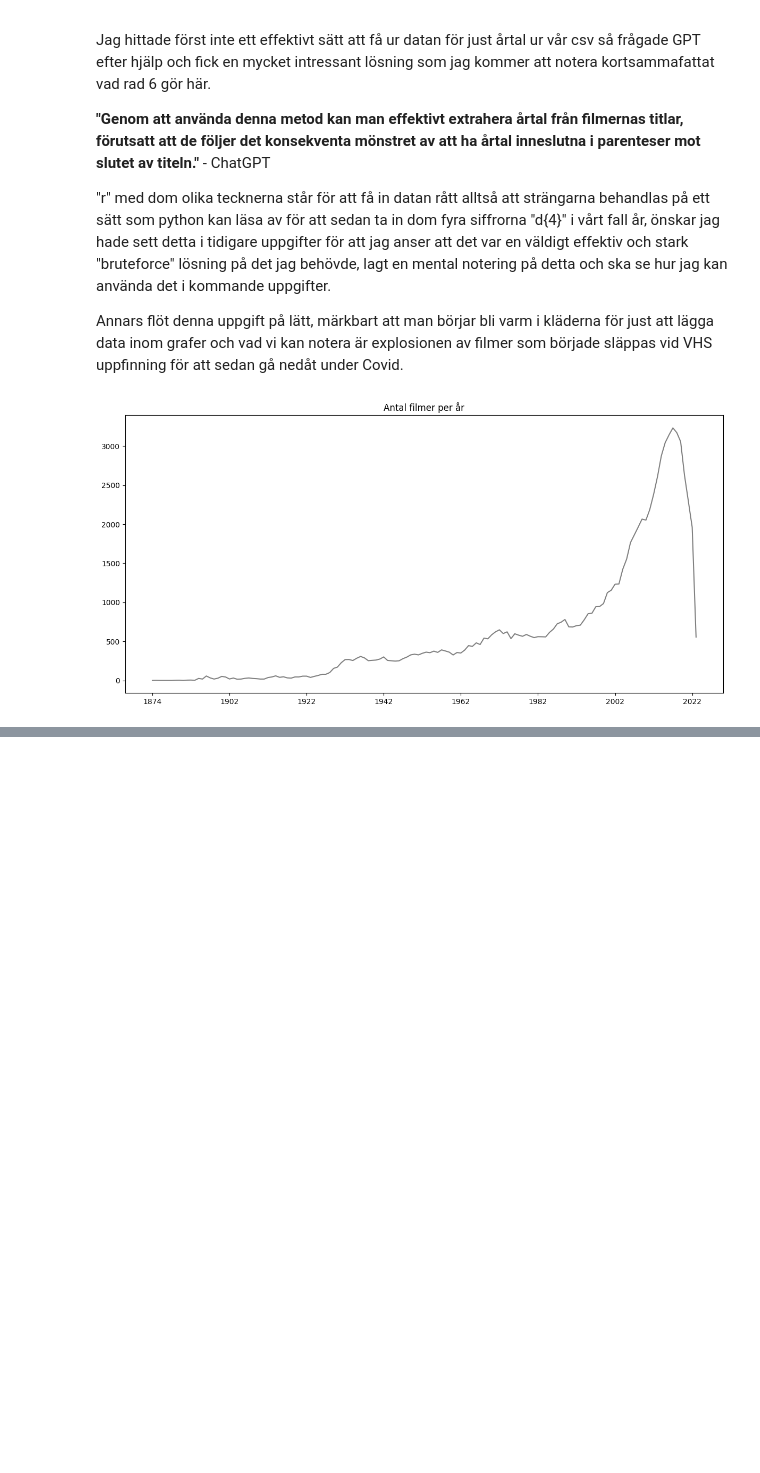
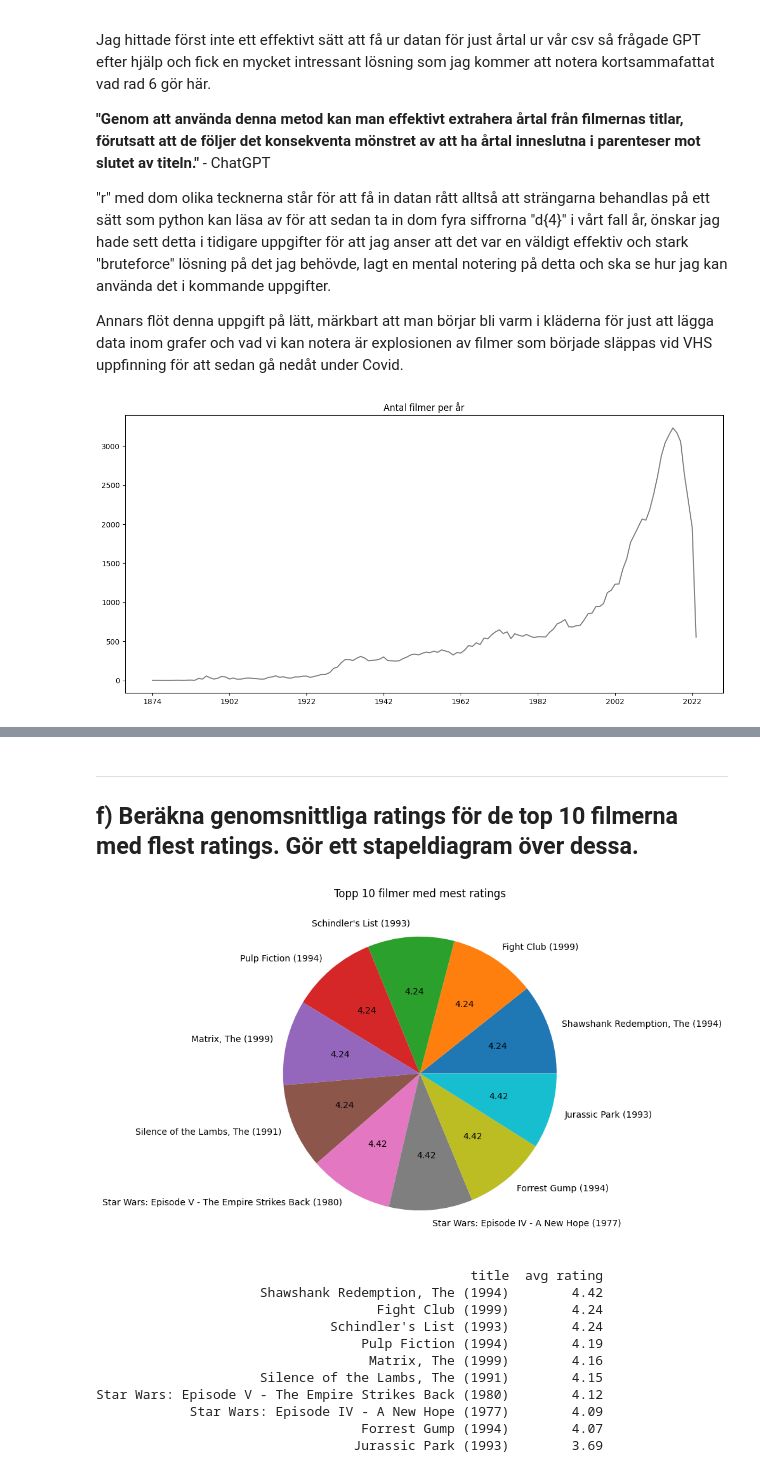
Before and after one commit to Markofbear/AI-Bjorn-Lagerblad-OPA23, a Jupyter notebook: labs/labb1/lab1.ipynb, the cells around one changed output, grey strips where cells are left out. Cells and saved outputs as stored; diff of their text form; code cells hidden in the pictures; blank space fills up the shorter version.

```diff
--- a/labs/labb1/lab1.ipynb
+++ b/labs/labb1/lab1.ipynb
@@ -146,28 +146,27 @@ display(h_rating_with_titles[["movieId", "title", "count"]])
 
 ## c) Beräkna den genomsnittliga ratingen för dessa 10 filmerna med flest ratings.
 # %%
-import pandas as pd
-
-# Gruppera ratings_df efter "movieId", räkna antalet ratings och sortera descending.
+# Gruppera ratings_df efter "movieId", räkna antalet ratings och sortera descending
 ratings_count = ratings_df.groupby("movieId").size().reset_index(name="count")
 top_movies = ratings_count.sort_values("count", ascending=False).head(10)
 
 # Slå samman top_movies med movies_df för att få filmtitlar
-top_movies_w_df = pd.merge(top_movies, movies_df, on="movieId")
+top_movies_w_titles = pd.merge(top_movies, movies_df, on="movieId")
 
-# Filtrera ratings_df för att få ut topp 10 filmerna och beräkna genomsnittliga ratingen.
+# Filtrera ratings_df för att få ut topp 10 filmerna och beräkna genomsnittliga ratingen
 top_movies_ratings = ratings_df[ratings_df["movieId"].isin(top_movies["movieId"])]
-average_ratings = top_movies_ratings.groupby("movieId")["rating"].mean().reset_index()
+avg_ratings = top_movies_ratings.groupby("movieId")["rating"].mean().reset_index()
 
-# Slå ihop genomsnittliga ratings  med top_movies_w_df för att visa titlar och genomsnittliga ratingar
-av_ratings = pd.merge(top_movies_w_df, average_ratings, on="movieId")
+# Slå ihop genomsnittliga ratings med top_movies_w_titles för att visa titlar och genomsnittliga ratingar
+final_results = pd.merge(top_movies_w_titles, avg_ratings, on="movieId")
 
-# SettingCopyWarning fix
-final_results = av_ratings[["title", "count", "rating"]].copy()
+# Byt namn på "rating" kolumnen till "avg rating" och avrunda till två decimaler
+final_results.rename(columns={"rating": "avg rating"}, inplace=True)
+final_results["avg rating"] = final_results["avg rating"].round(2)
 
-# Byt namn på "rating" kolumnen till "average_rating" och avrunda till två decimaler
-final_results.rename(columns={"rating": "average_rating"}, inplace=True)
-final_results["average_rating"] = final_results["average_rating"].round(2)
+# Sortera 'final_results' baserat på 'avg rating' i fallande ordning
+final_results_sorted = final_results.sort_values(by='avg rating', ascending=False)
 
-display(final_results[["title", "average_rating"]])
+# Visa de slutliga resultaten sorterade efter genomsnittliga betyg
+print(final_results_sorted[["title", "avg rating"]].to_string(index=False))
 # %% [output]
@@ -229,0 +231,29 @@ plt.show()
+# %% [markdown]
+---
+
+##  f) Beräkna genomsnittliga ratings för de top 10 filmerna med flest ratings. Gör ett stapeldiagram över dessa.
+# %%
+avg_ratings = ["{:.2f}".format(rating) for rating in final_results_sorted["avg rating"].head(10)]
+
+plt.figure(figsize=(14, 7))
+
+# Vår beräkning för att få ut rätt average.
+plt.pie(final_results_sorted["avg rating"].head(10), labels=final_results_sorted["title"].head(10),
+        autopct=lambda pct: avg_ratings[int(pct/100*len(avg_ratings)) % len(avg_ratings)])
+
+plt.title("Topp 10 filmer med mest ratings")
+plt.show()
+print(final_results_sorted[["title", "avg rating"]].to_string(index=False)) #Dubbelkollar datan
+# %% [output]
+[figure, added]
+                                                title  avg rating
+                     Shawshank Redemption, The (1994)        4.42
+                                    Fight Club (1999)        4.24
+                              Schindler's List (1993)        4.24
+                                  Pulp Fiction (1994)        4.19
+                                   Matrix, The (1999)        4.16
+                     Silence of the Lambs, The (1991)        4.15
+Star Wars: Episode V - The Empire Strikes Back (1980)        4.12
+            Star Wars: Episode IV - A New Hope (1977)        4.09
+                                  Forrest Gump (1994)        4.07
+                                 Jurassic Park (1993)        3.69
```
Also changed, not shown: parts of 4 cells of this notebook.
